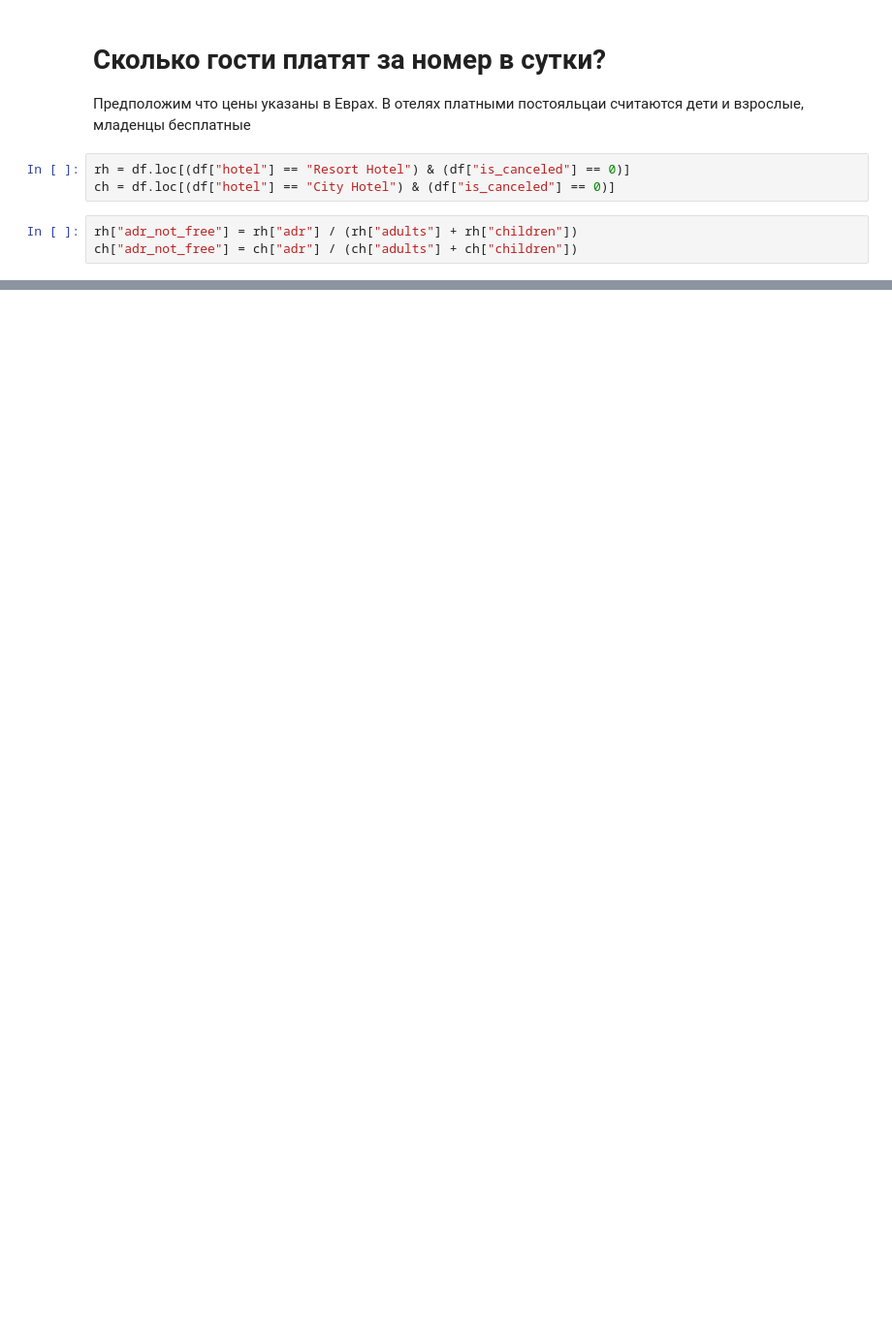
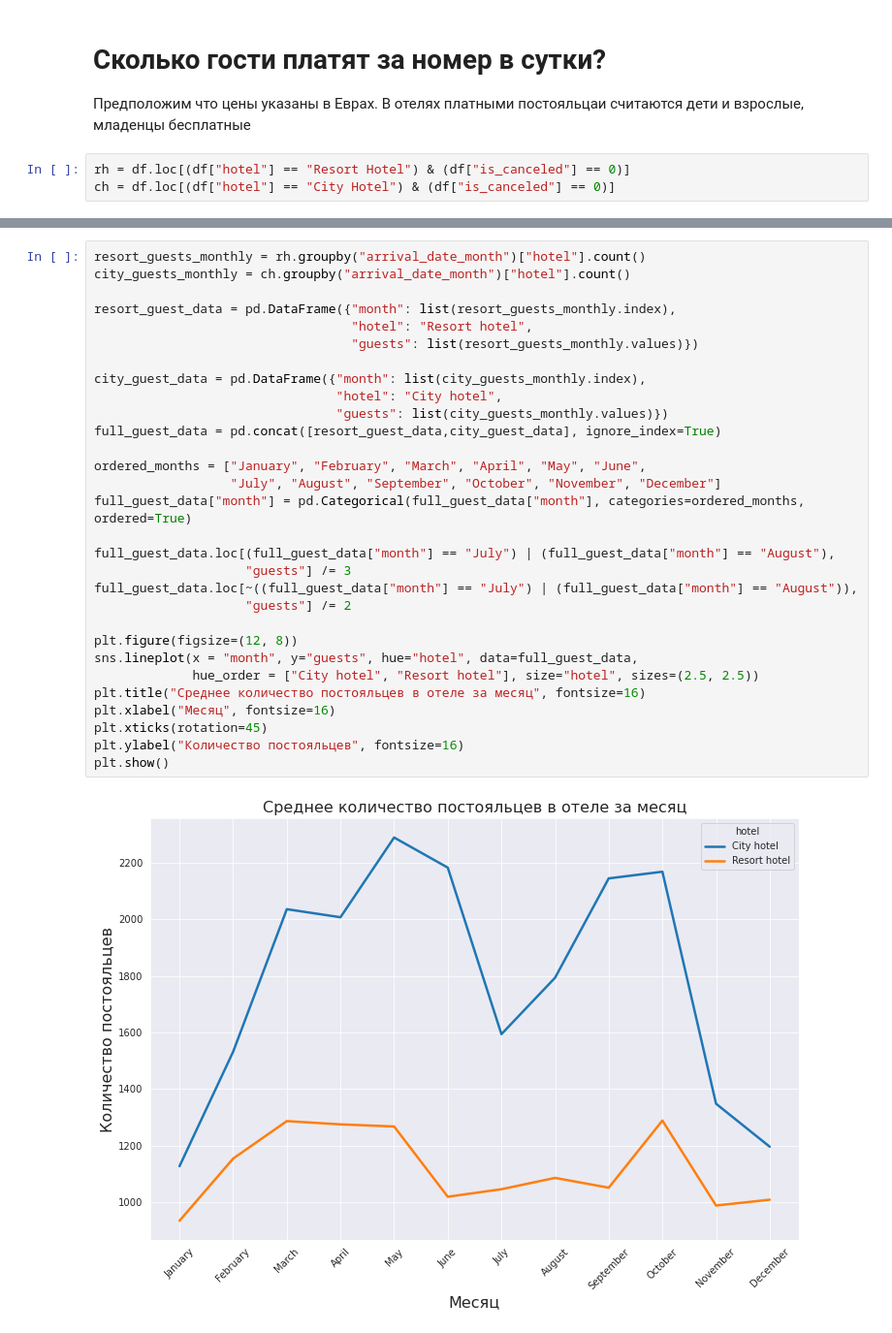
Before and after one commit to SugaryVictor/Hotel-booking-demand, a Jupyter notebook: hotel-booking-demand.ipynb, the cells around one changed output, grey strips where cells are left out. Shown at 97% size. Cells and saved outputs as stored; diff of their text form; blank space fills up the shorter version.

```diff
--- a/hotel-booking-demand.ipynb
+++ b/hotel-booking-demand.ipynb
@@ -99,6 +100,3 @@ guest_map.show()
 # %%
 rh = df.loc[(df["hotel"] == "Resort Hotel") & (df["is_canceled"] == 0)]
 ch = df.loc[(df["hotel"] == "City Hotel") & (df["is_canceled"] == 0)]
-# %%
-rh["adr_not_free"] = rh["adr"] / (rh["adults"] + rh["children"])
-ch["adr_not_free"] = ch["adr"] / (ch["adults"] + ch["children"])
@@ -125,0 +138,32 @@ print(f'Средняя стоимость одной ночи в отеле со
+# %%
+resort_guests_monthly = rh.groupby("arrival_date_month")["hotel"].count()
+city_guests_monthly = ch.groupby("arrival_date_month")["hotel"].count()
+
+resort_guest_data = pd.DataFrame({"month": list(resort_guests_monthly.index),
+                                  "hotel": "Resort hotel",
+                                  "guests": list(resort_guests_monthly.values)})
+
+city_guest_data = pd.DataFrame({"month": list(city_guests_monthly.index),
+                                "hotel": "City hotel",
+                                "guests": list(city_guests_monthly.values)})
+full_guest_data = pd.concat([resort_guest_data,city_guest_data], ignore_index=True)
+
+ordered_months = ["January", "February", "March", "April", "May", "June",
+                  "July", "August", "September", "October", "November", "December"]
+full_guest_data["month"] = pd.Categorical(full_guest_data["month"], categories=ordered_months, ordered=True)
+
+full_guest_data.loc[(full_guest_data["month"] == "July") | (full_guest_data["month"] == "August"),
+                    "guests"] /= 3
+full_guest_data.loc[~((full_guest_data["month"] == "July") | (full_guest_data["month"] == "August")),
+                    "guests"] /= 2
+
+plt.figure(figsize=(12, 8))
+sns.lineplot(x = "month", y="guests", hue="hotel", data=full_guest_data,
+             hue_order = ["City hotel", "Resort hotel"], size="hotel", sizes=(2.5, 2.5))
+plt.title("Среднее количество постояльцев в отеле за месяц", fontsize=16)
+plt.xlabel("Месяц", fontsize=16)
+plt.xticks(rotation=45)
+plt.ylabel("Количество постояльцев", fontsize=16)
+plt.show()
+# %% [output]
+[figure, added]
```
Also changed, not shown: parts of 13 cells of this notebook.
